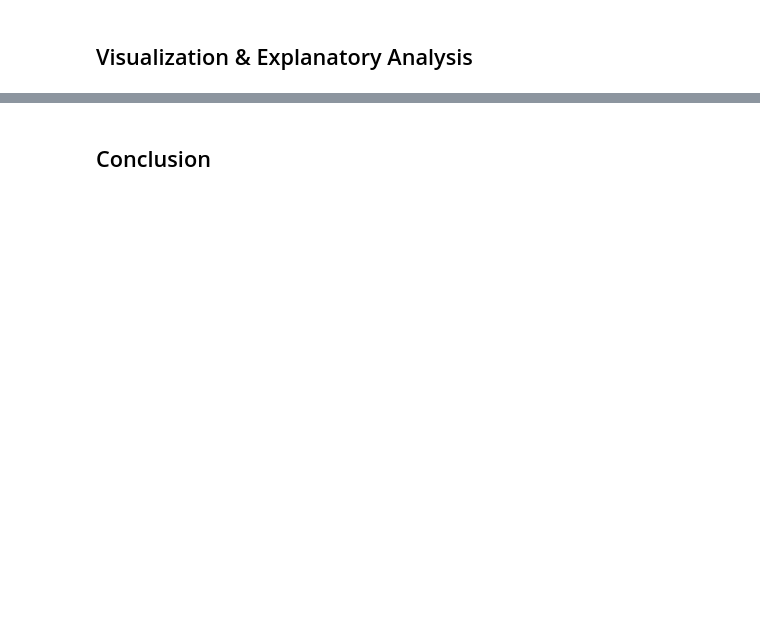
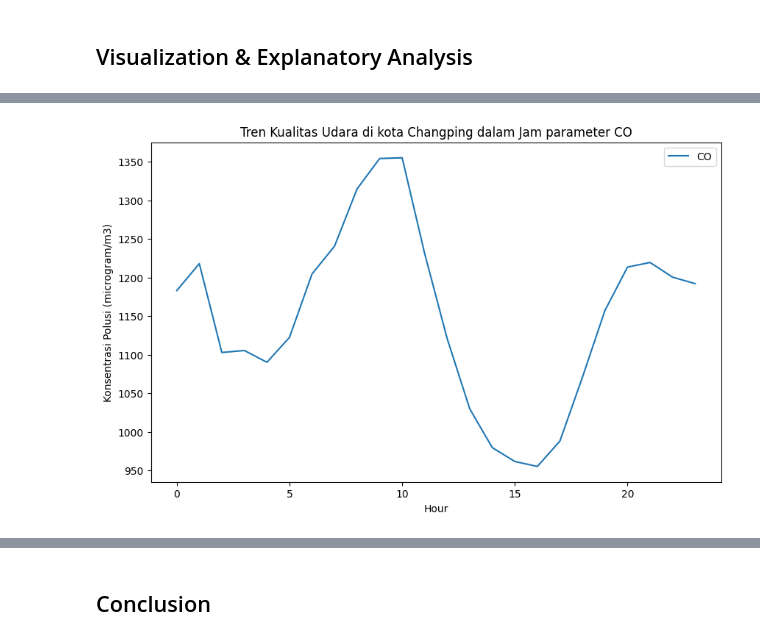
Before and after one commit to AdityaMulya17/dashboard, a Jupyter notebook: Proyek_Analisis_Data.ipynb, the cells around one changed output, grey strips where cells are left out. Drawn from its saved outputs; the diff is of its cells as text; code cells hidden in the pictures; blank space fills up the shorter version.

```diff
--- a/Proyek_Analisis_Data.ipynb
+++ b/Proyek_Analisis_Data.ipynb
@@ -327,0 +332,13 @@ Passing `palette` without assigning `hue` is deprecated and will be removed in v
+# %%
+#tren nilai CO
+Jam_df = changping_df.groupby("hour").mean(numeric_only=True)
+
+plt.figure(figsize=(10,6))
+plt.plot(Jam_df.index, Jam_df["CO"], label="CO")
+plt.xlabel("Hour")
+plt.ylabel("Konsentrasi Polusi (microgram/m3)")
+plt.title("Tren Kualitas Udara di kota Changping dalam Jam parameter CO")
+plt.legend()
+plt.show()
+# %% [output]
+[figure, added]
```
Also changed, not shown: parts of 55 cells of this notebook.
